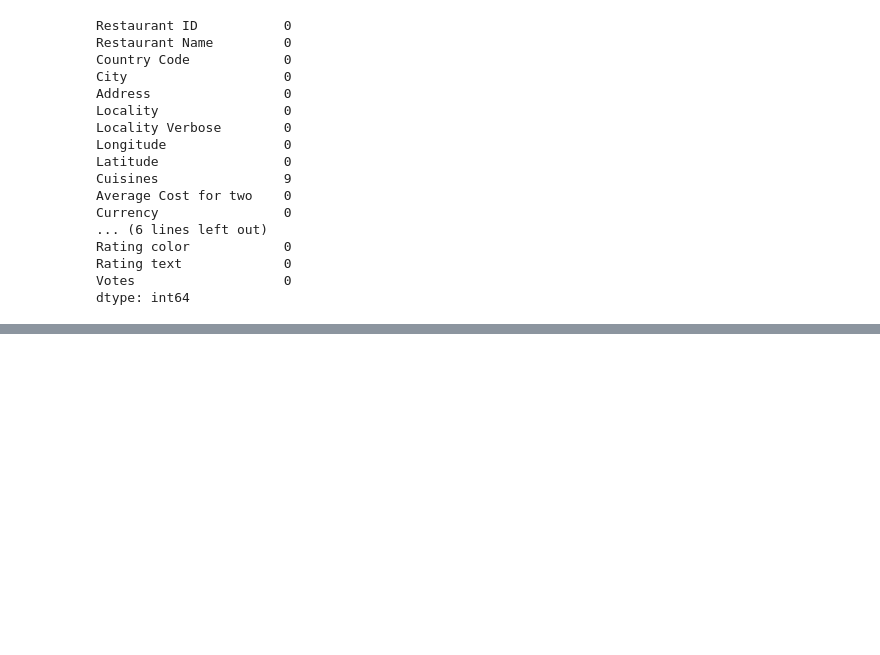
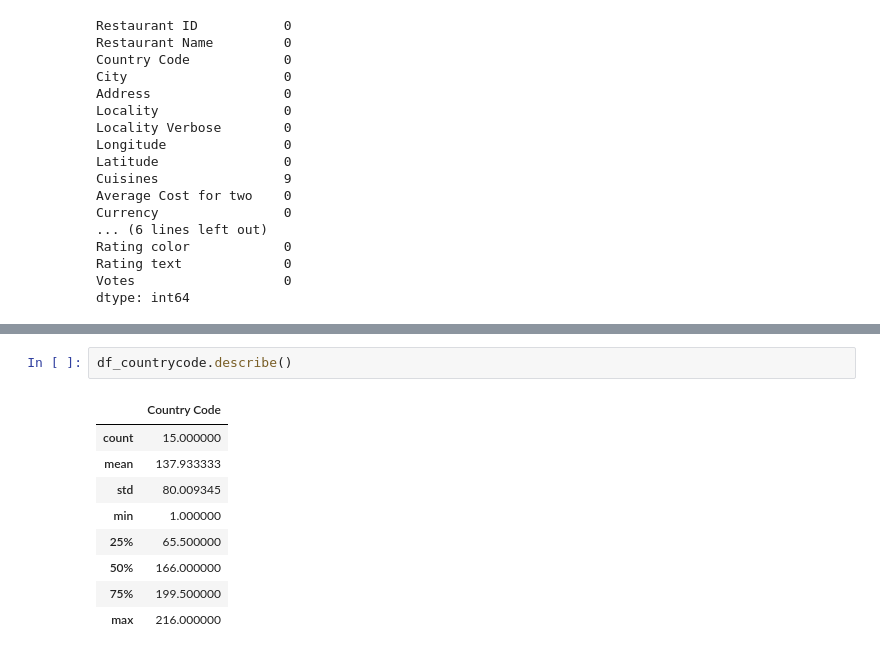
Before and after one commit to hmshuv/Zomato-DataSet-EDA, a Jupyter notebook: Untitled.ipynb, the cells around one changed output, grey strips where cells are left out. Drawn from its saved outputs; the diff is of its cells as text; blank space fills up the shorter version.

```diff
--- a/Untitled.ipynb
+++ b/Untitled.ipynb
@@ -107,0 +164,12 @@ features for features in df.columns if df.columns[features].isnull().sum()>0]
+# %%
+df_countrycode.describe()
+# %% [output]
+|  | Country Code |
+| count | 15.000000 |
+| mean | 137.933333 |
+| std | 80.009345 |
+| min | 1.000000 |
+| 25% | 65.500000 |
+| 50% | 166.000000 |
+| 75% | 199.500000 |
+| max | 216.000000 |
```
Also changed, not shown: parts of 10 cells of this notebook.
